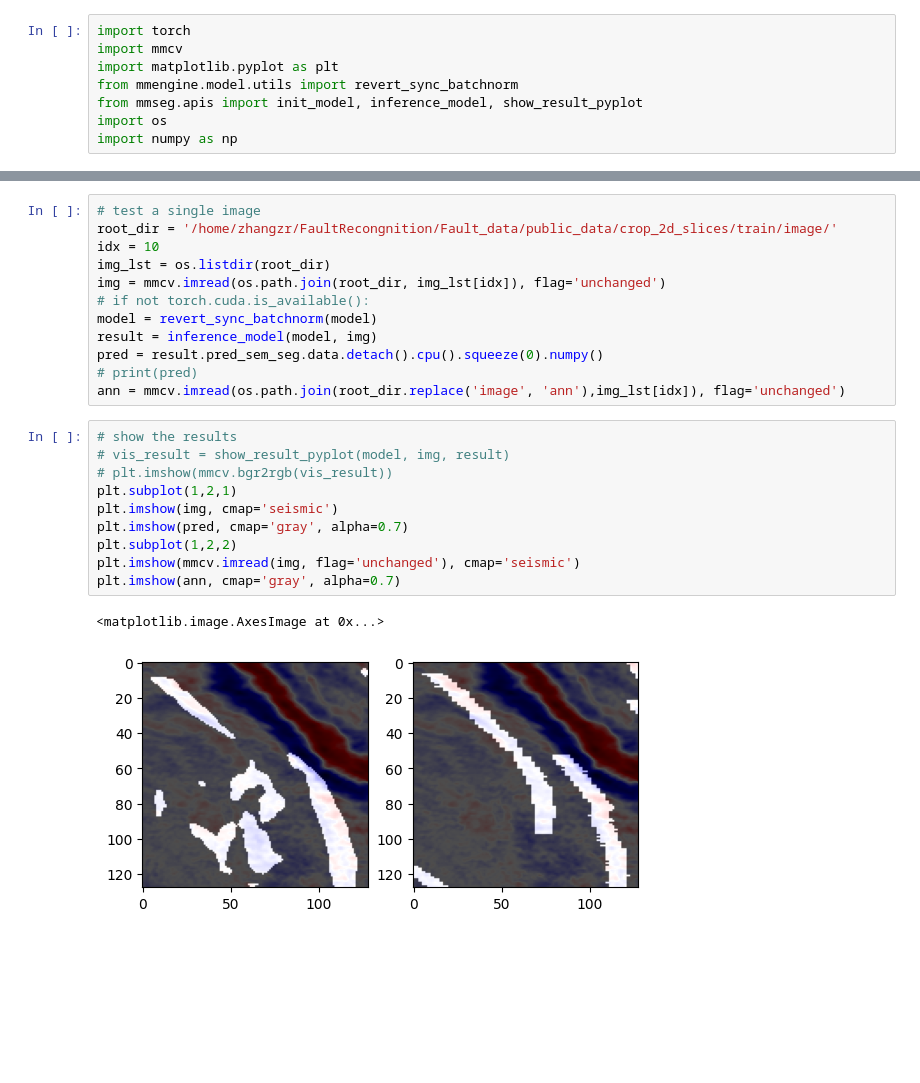
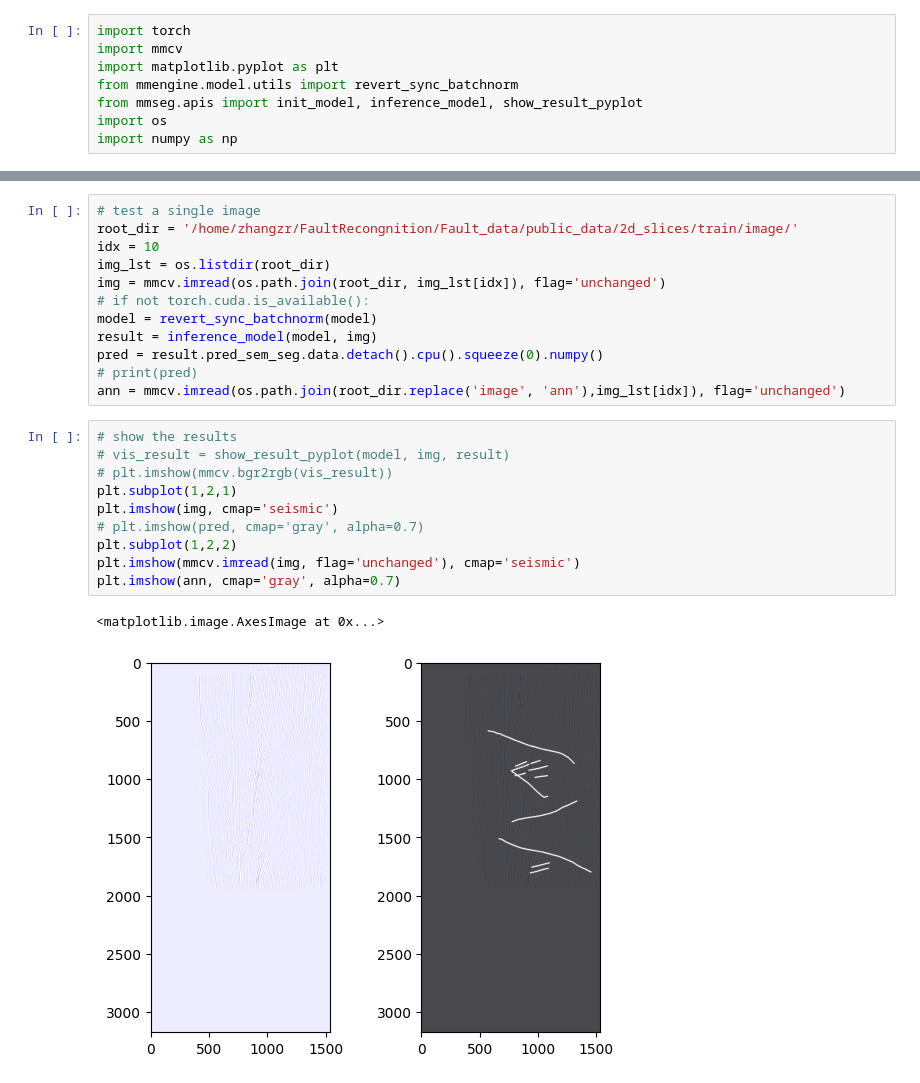
Before and after one commit to Kinlyran/Fault_Recong_zzr, a Jupyter notebook: mmsegmentation/projects/Fault_recong/inference_demo.ipynb, the cells around one changed output, grey strips where cells are left out. Saved outputs shown, nothing was run; the diff lists cells and outputs as text; blank space fills up the shorter version.

```diff
--- a/mmsegmentation/projects/Fault_recong/inference_demo.ipynb
+++ b/mmsegmentation/projects/Fault_recong/inference_demo.ipynb
@@ -18,6 +18,6 @@ Loads checkpoint by local backend from path: ../../output/swin-base-patch4-windo
 # %%
 # test a single image
-root_dir = '/home/zhangzr/FaultRecongnition/Fault_data/public_data/crop_2d_slices/train/image/'
+root_dir = '/home/zhangzr/FaultRecongnition/Fault_data/public_data/2d_slices/train/image/'
 idx = 10
 img_lst = os.listdir(root_dir)
 img = mmcv.imread(os.path.join(root_dir, img_lst[idx]), flag='unchanged')
@@ -30,13 +30,13 @@ ann = mmcv.imread(os.path.join(root_dir.replace('image', 'ann'),img_lst[idx]), f
 # %%
 # show the results
 # vis_result = show_result_pyplot(model, img, result)
 # plt.imshow(mmcv.bgr2rgb(vis_result))
 plt.subplot(1,2,1)
 plt.imshow(img, cmap='seismic')
-plt.imshow(pred, cmap='gray', alpha=0.7)
+# plt.imshow(pred, cmap='gray', alpha=0.7)
 plt.subplot(1,2,2)
 plt.imshow(mmcv.imread(img, flag='unchanged'), cmap='seismic')
 plt.imshow(ann, cmap='gray', alpha=0.7)
 # %% [output]
 <matplotlib.image.AxesImage at 0x...>
-[figure, old version]
+[figure, new version]
```
Also changed, not shown: parts of 2 cells of this notebook, 6 other files.
